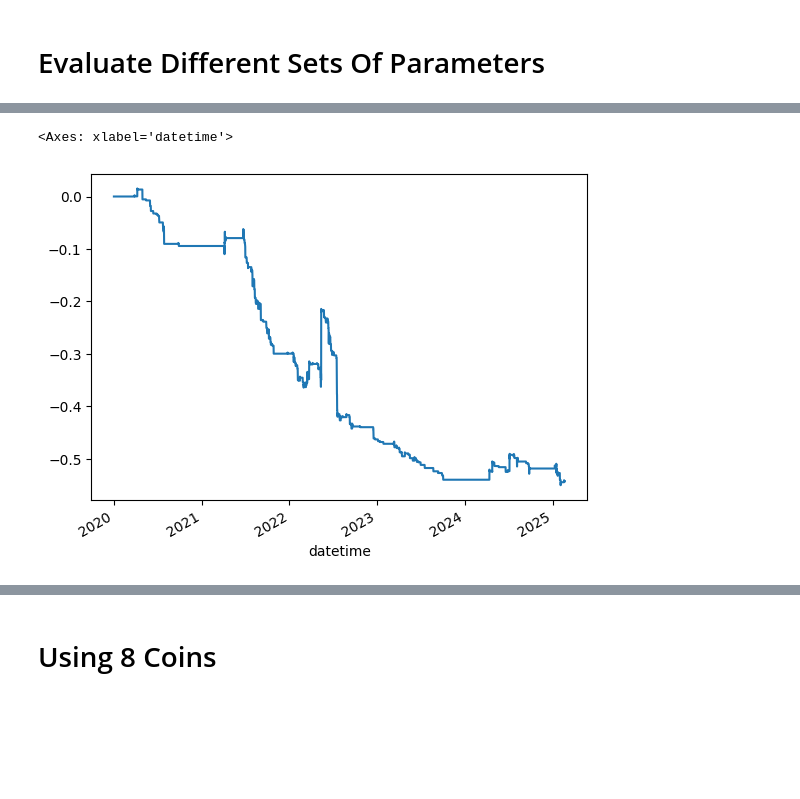
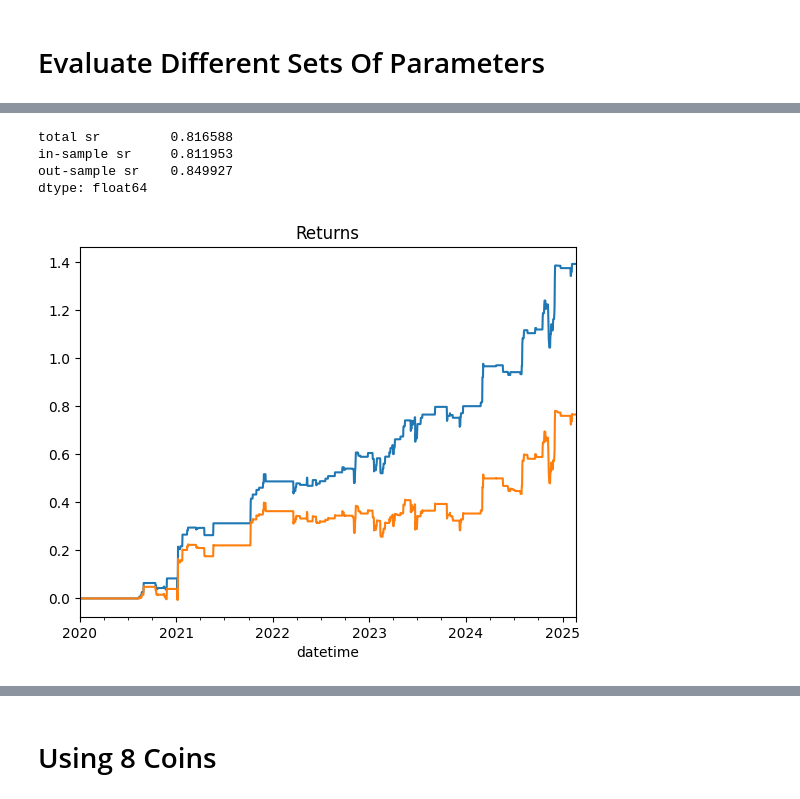
Before and after one commit to wbchristerson/jn-learning, a Jupyter notebook: strategy_09_iteration_2.ipynb, the cells around one changed output, grey strips where cells are left out. Cells and saved outputs as stored; diff of their text form; code cells hidden in the pictures; blank space fills up the shorter version.

Commit message:
experiment with more parameter settings using returns as indicator

```diff
--- a/strategy_09_iteration_2.ipynb
+++ b/strategy_09_iteration_2.ipynb
@@ -319,13 +326,13 @@ Calculate the sharpe ratio of the net returns for both the in-sample period and
 # %%
 def get_sharpe_ratio_data(net_returns_ser):
     sr_data = dict()
-    sr_data["total sr"] = net_returns_ser.mean() / net_returns_ser.std() * np.sqrt(365 * 6)
+    sr_data["total sr"] = net_returns_ser.mean() / net_returns_ser.std() * np.sqrt(365 * num_day_periods)
 
     out_sample_start = pd.to_datetime(out_sample_start_datetime)
     in_sample_end = out_sample_start - pd.Timedelta(hours=4)
 
-    sr_data["in-sample sr"] = net_returns_ser.loc[:in_sample_end].mean() / net_returns_ser.loc[:in_sample_end].std() * np.sqrt(365 * 6)
-    sr_data["out-sample sr"] = net_returns_ser.loc[out_sample_start:].mean() / net_returns_ser.loc[out_sample_start:].std() * np.sqrt(365 * 6)
+    sr_data["in-sample sr"] = net_returns_ser.loc[:in_sample_end].mean() / net_returns_ser.loc[:in_sample_end].std() * np.sqrt(365 * num_day_periods)
+    sr_data["out-sample sr"] = net_returns_ser.loc[out_sample_start:].mean() / net_returns_ser.loc[out_sample_start:].std() * np.sqrt(365 * num_day_periods)
     sr_series = pd.Series(sr_data)
     return sr_series
 # %% [markdown]
@@ -368,19 +375,20 @@ price_close_returns
 # %%
-correlation_acceptance_threshold = 0.85
-correlation_rejection_threshold = 0.70
+secondary_coin_min_corr = 0.7
+tertiary_coin_max_corr = 0.7
+rejection_max_corr = 0.5
 
 z_score_min_threshold = 3.0
 z_score_max_threshold = 10.0
-corr_selection_method = CorrSelectionMethod.MIN_CORR
-
+# f = 1d
 
 holdings_df_from_price = get_holdings_df(
     price_close_returns,
     look_back_min_periods,
     look_back_window_size,
-    correlation_acceptance_threshold,
-    correlation_rejection_threshold,
+    secondary_coin_min_corr,
+    tertiary_coin_max_corr,
+    rejection_max_corr,
     min_data_points_to_transact,
     z_score_min_threshold,
-    z_score_max_threshold,
-    corr_selection_method)
+    z_score_max_threshold
+)
@@ -423,5 +395,22 @@ Length: 11259, dtype: float64
-# %%
-net_returns_ser.cumsum().plot()
-# %% [output]
-<Axes: xlabel='datetime'>
-[figure, removed]
+# %%
+# outcome_file = "./return_based_regression_net_results.csv"
+
+# outcome_df = pd.read_csv(outcome_file, index_col=0)
+
+net_returns_ser = get_net_return(holdings_df_from_price, px_close / px_close.shift() - 1)
+sharpe_ratio_ser = get_sharpe_ratio_data(net_returns_ser)
+
+# new_column = f"{secondary_coin_min_corr}_{tertiary_coin_max_corr}_{rejection_max_corr}_{z_score_min_threshold}_{z_score_max_threshold}_{data_freq}_{min_data_points_to_transact}"
+# outcome_df[new_column] = net_returns_ser
+
+# outcome_df.to_csv(outcome_file)
+
+(holdings_df_from_price * (px_close / px_close.shift() - 1)).sum(axis=1).cumsum().plot(title="Returns")
+net_returns_ser.cumsum().plot(title="Returns")
+sharpe_ratio_ser
+# %% [output]
+total sr         0.816588
+in-sample sr     0.811953
+out-sample sr    0.849927
+dtype: float64
+[figure, added]
```
Also changed, not shown: parts of 43 cells of this notebook, 4 other files.
